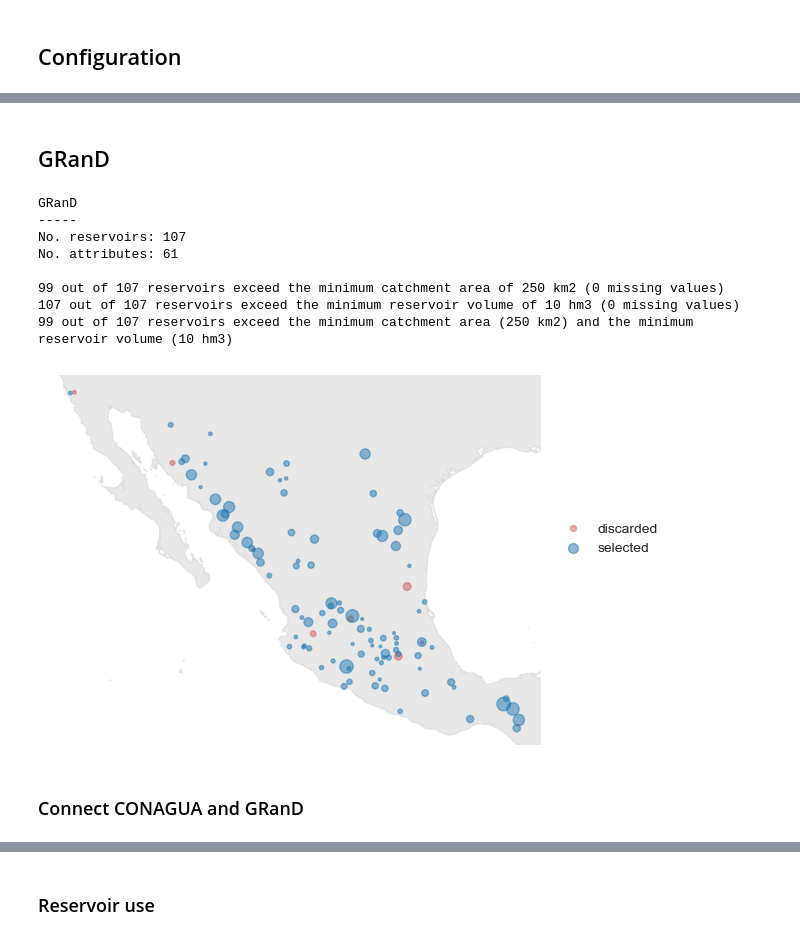
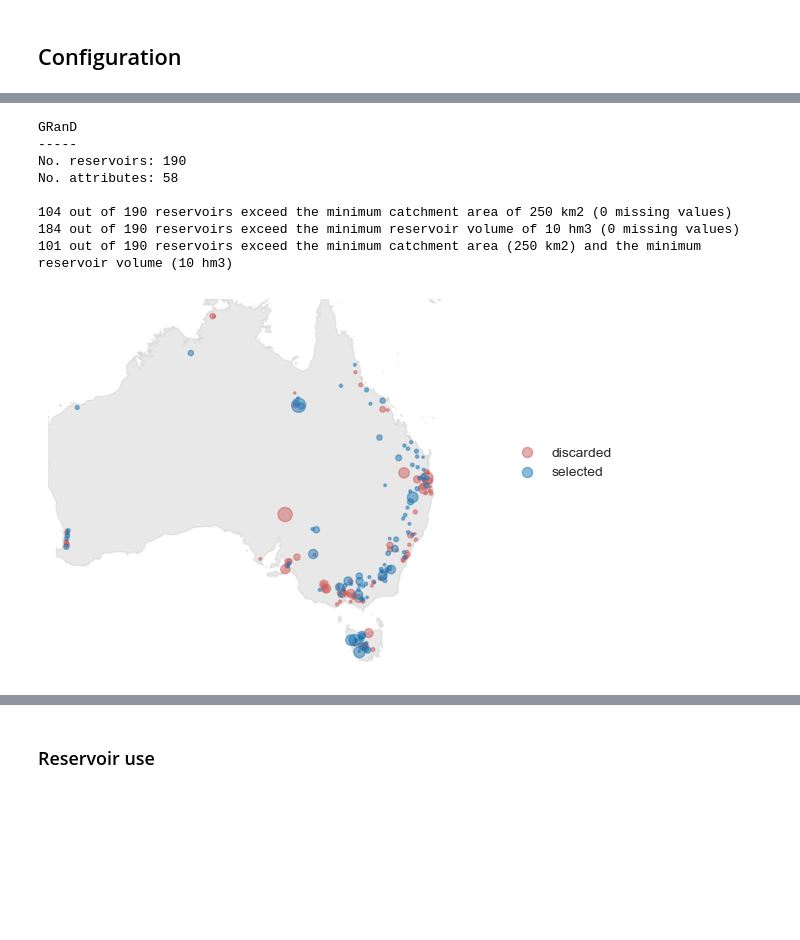
Before and after one commit to casadoj/lisflood-reservoirs, a Jupyter notebook: notebook/ResOpsAU/3_attributes.ipynb, the cells around one changed output, grey strips where cells are left out. Saved outputs shown, nothing was run; the diff lists cells and outputs as text; code cells hidden in the pictures; blank space fills up the shorter version.

Commit message:
ResOpsAU: GRanD attributes

```diff
--- a/notebook/ResOpsAU/3_attributes.ipynb
+++ b/notebook/ResOpsAU/3_attributes.ipynb
@@ -44,20 +51,20 @@ warnings.filterwarnings("ignore", category=FutureWarning)
 # %%
-with open('config_dataset.yml', 'r', encoding='utf8') as ymlfile:
-    cfg = yaml.load(ymlfile, Loader=yaml.FullLoader)
+# with open('config_dataset.yml', 'r', encoding='utf8') as ymlfile:
+#     cfg = yaml.load(ymlfile, Loader=yaml.FullLoader)
 
-VERSION = cfg['version']
+# VERSION = cfg['version']
 
-#paths
-PATH_RESOPS = Path(cfg['paths']['dataset']['root'])
-# PATH_GLOFAS = Path(cfg['paths']['GloFAS']['root'])
-PATH_GRAND = Path(cfg['paths']['GRanD'])
+# #paths
+# PATH_RESOPS = Path(cfg['paths']['dataset']['root'])
+# # PATH_GLOFAS = Path(cfg['paths']['GloFAS']['root'])
+# PATH_GRAND = Path(cfg['paths']['GRanD'])
 
-# conditions to consider a reservoir in the ResOpsES dataset
-MIN_AREA = cfg['conditions'].get('min_area', None) # km2
-MIN_VOL = cfg['conditions'].get('min_volume', None) # hm3
+# # conditions to consider a reservoir in the ResOpsES dataset
+# MIN_AREA = cfg['conditions'].get('min_area', None) # km2
+# MIN_VOL = cfg['conditions'].get('min_volume', None) # hm3
 
-# path where results will be saved
-PATH_OUT = PATH_RESOPS / VERSION / 'attributes'
-PATH_PLOTS = PATH_OUT / 'plots'
-PATH_PLOTS.mkdir(parents=True, exist_ok=True)
-print(f'Attributes will be saved in {PATH_OUT}')
+# # path where results will be saved
+# PATH_OUT = PATH_RESOPS / VERSION / 'attributes'
+# PATH_PLOTS = PATH_OUT / 'plots'
+# PATH_PLOTS.mkdir(parents=True, exist_ok=True)
+# print(f'Attributes will be saved in {PATH_OUT}')
@@ -164,49 +105,45 @@ ax.axis('off');
-# %% [markdown]
-## GRanD
 # %%
 # load shapefile of dams
-grand = gpd.read_file(PATH_GRAND / 'GRanD_dams_v1_3.shp')
-grand.set_index('GRAND_ID', drop=False, inplace=True)
+grand = gpd.read_file(cfg.PATH_GRAND / 'GRanD_dams_v1_3.shp').set_index('GRAND_ID')
 
-# filter dams in Spain
-grand = grand.loc[grand.COUNTRY == 'Mexico']
+# filter dams in the country
+grand = grand.loc[grand.COUNTRY.str.lower() == 'australia']
 
 # correct names
 grand.DAM_NAME = grand.DAM_NAME.str.upper()
 grand.RES_NAME = grand.RES_NAME.str.upper()
 grand.ADMIN_UNIT = grand.ADMIN_UNIT.str.upper()
 
 # rename columns
-grand['LON'] = grand.geometry.x
-grand['LAT'] = grand.geometry.y
+grand.rename(columns={'LON_DD': 'LON', 'LAT_DD': 'LAT'}, inplace=True)
+# grand['LON'] = grand.geometry.x
+# grand['LAT'] = grand.geometry.y
 
 print('GRanD')
 print('-----')
 print('No. reservoirs:\t{0}\nNo. attributes:\t{1}\n'.format(*grand.shape))
 
 # select reservoirs based on catchment area and reservoir volume
-mask_grand = filter_reservoirs(grand.CATCH_SKM, grand.CAP_MCM, MIN_AREA, MIN_VOL)
+mask_grand = filter_reservoirs(grand.CATCH_SKM, grand.CAP_MCM, cfg.MIN_AREA, cfg.MIN_VOL)
 
 fig, ax = plt.subplots(subplot_kw=dict(projection=ccrs.PlateCarree()))
 ax.add_feature(cfeature.NaturalEarthFeature('physical', 'land', '10m', edgecolor='face', facecolor='lightgray'),
                alpha=.5,
                zorder=0)
 grand.loc[~mask_grand].plot(markersize=grand.CAP_MCM**.5, c='indianred', alpha=.5, ax=ax, label='discarded')
 grand.loc[mask_grand].plot(markersize=grand.CAP_MCM**.5, alpha=.5, ax=ax, label='selected')
 fig.legend(frameon=False, bbox_to_anchor=[1, .4, .1, .2])
 ax.axis('off');
 
 # apply the selection
 # grand = grand.loc[mask_grand]
 # %% [output]
 GRanD
 -----
-No. reservoirs: 107
-No. attributes: 61
+No. reservoirs: 190
+No. attributes: 58
 
-99 out of 107 reservoirs exceed the minimum catchment area of 250 km2 (0 missing values)
-107 out of 107 reservoirs exceed the minimum reservoir volume of 10 hm3 (0 missing values)
-99 out of 107 reservoirs exceed the minimum catchment area (250 km2) and the minimum reservoir volume (10 hm3)
+104 out of 190 reservoirs exceed the minimum catchment area of 250 km2 (0 missing values)
+184 out of 190 reservoirs exceed the minimum reservoir volume of 10 hm3 (0 missing values)
+101 out of 190 reservoirs exceed the minimum catchment area (250 km2) and the minimum reservoir volume (10 hm3)
-[figure, old version]
+[figure, new version]
-# %% [markdown]
-### Connect CONAGUA and GRanD
```
Also changed, not shown: parts of 80 cells of this notebook.
